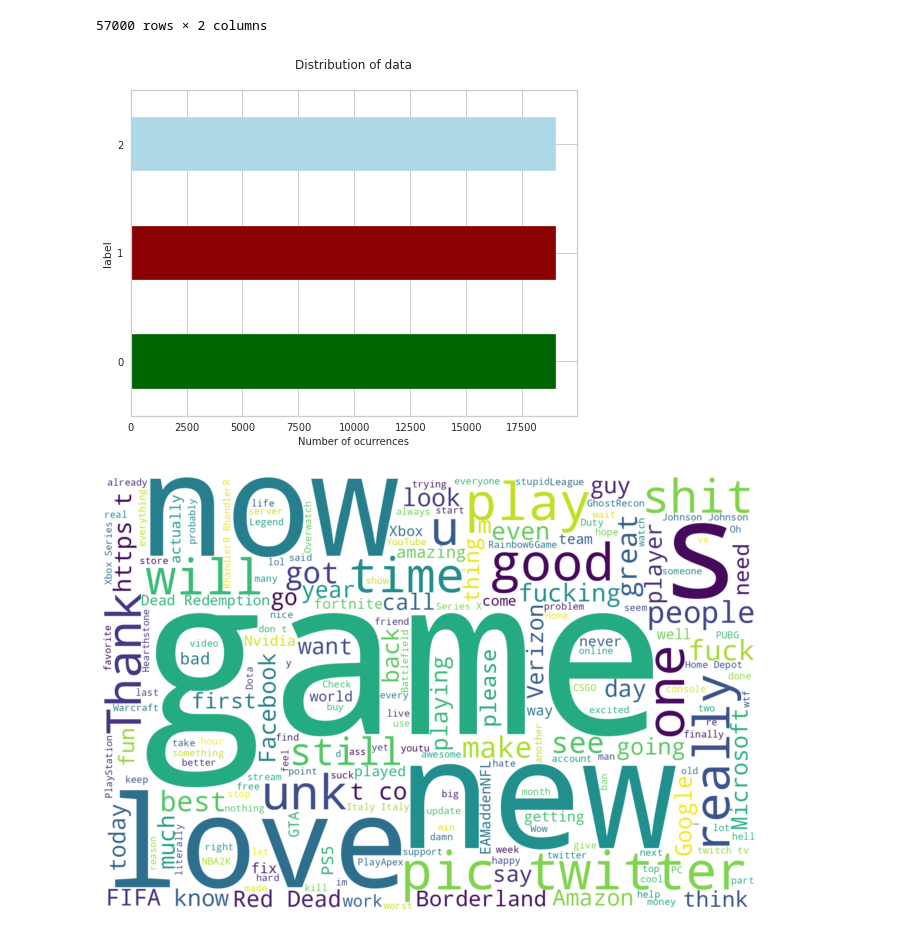
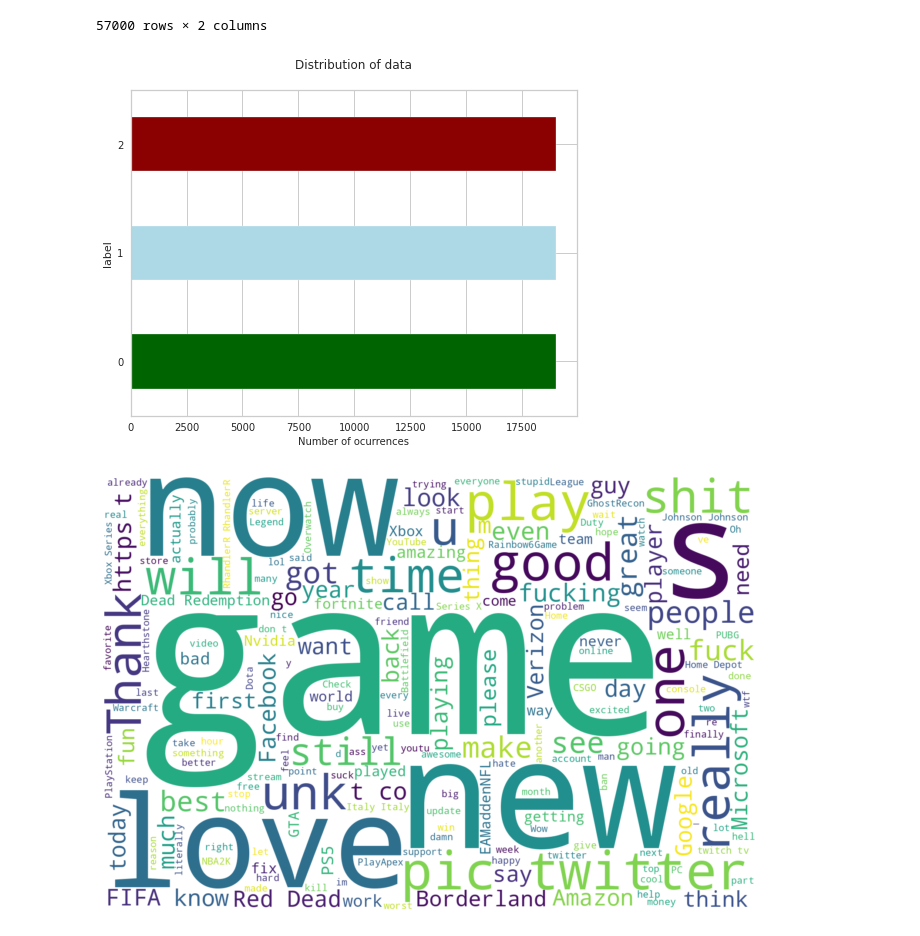
Before and after one commit to Teasotea/TweetSentimentClassifier, a Jupyter notebook: sentiment-analysis-using-transformers.ipynb, the cells around one changed output. Cells and saved outputs as stored; diff of their text form; code cells hidden in the pictures.

```diff
--- a/sentiment-analysis-using-transformers.ipynb
+++ b/sentiment-analysis-using-transformers.ipynb
@@ -108,12 +108,12 @@ balanced_df
 57000 rows × 2 columns
 # %%
 fig = plt.figure(figsize=(8,6))
-colors = ['darkgreen', 'darkred', 'lightblue']#0-pos,1-neutr,2-neg
+colors = ['darkgreen','lightblue', 'darkred']#0-pos,1-neutr,2-neg
 balanced_df.groupby(['label']).Tweet.count().sort_values().plot.barh(
     ylim=0, color=colors, title= 'Distribution of data\n')
 plt.xlabel('Number of ocurrences', fontsize = 10);
 # %% [output]
-[figure, old version]
+[figure, new version]
 # %%
 # Generating a word cloud of frequency of text
 from wordcloud import WordCloud
```
Also changed, not shown: parts of 2 cells of this notebook.
